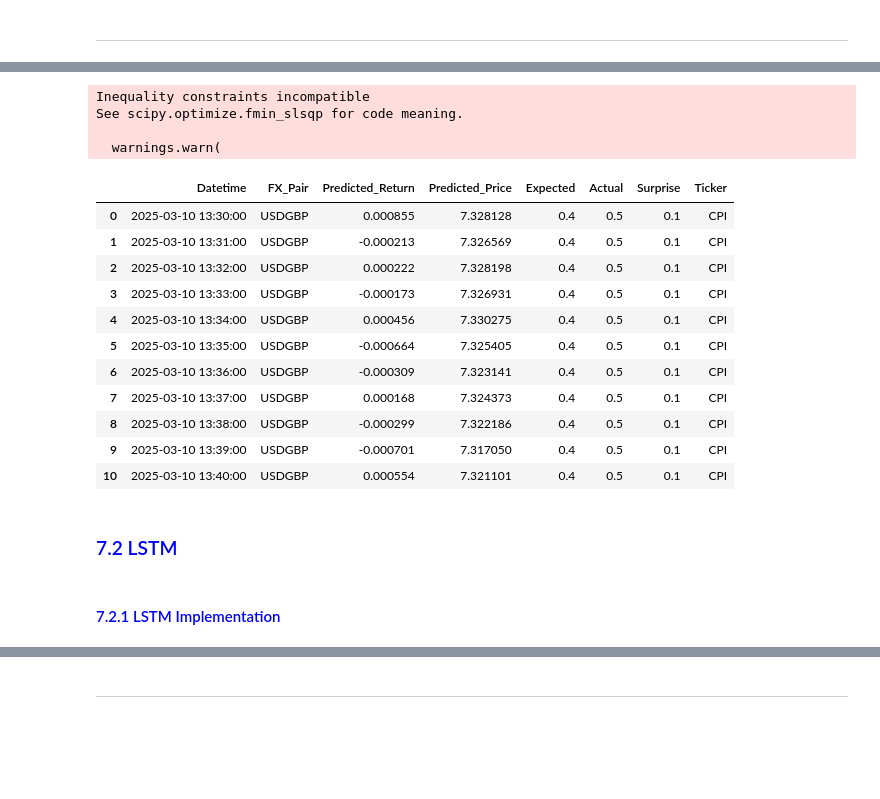
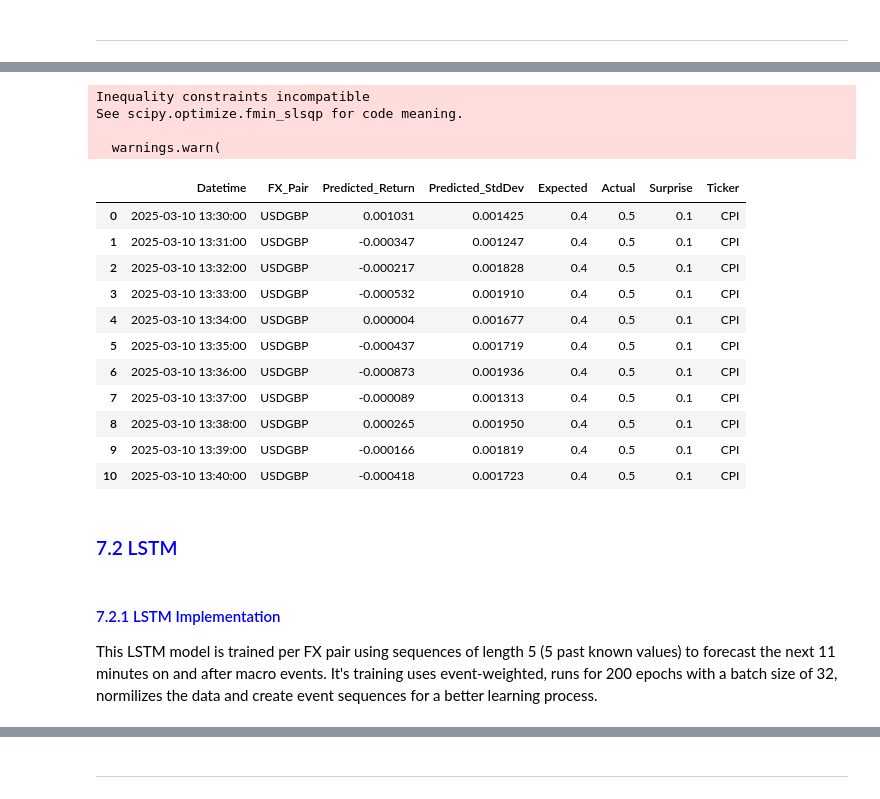
Before and after one commit to Modi1997/FX-HFT-Effects-on-US-Macro-Data, a Jupyter notebook: FX HFT Effects on US Macroeconomic Data Releases.ipynb, the cells around one changed output, grey strips where cells are left out. Cells and saved outputs as stored; diff of their text form; code cells hidden in the pictures; blank space fills up the shorter version.

```diff
--- a/FX HFT Effects on US Macroeconomic Data Releases.ipynb
+++ b/FX HFT Effects on US Macroeconomic Data Releases.ipynb
@@ -1752,56 +1763,59 @@ def predict_garch_reaction_by_ticker(fx_pair: str, event_time: str, event_ticker
         return_matrix[sim] = sim_returns
 
     mean_returns = return_matrix.mean(axis=0)
+    std_returns = return_matrix.std(axis=0)
 
     # Convert to price path
     base_price_row = df[(df.index <= event_time) & (df['Ticker'] == event_ticker)]
     if base_price_row.empty:
         raise ValueError("Base price not found for event time")
 
     try:
         ts_before = event_time - timedelta(minutes=1)
         ts_base = final_data.loc[final_data.index < ts_before].index.max()
         base_price = final_data.loc[ts_base, f"{pair}_AdjClose"]
     except:
         raise ValueError("Base price not found for event time")
-    pred_prices = [base_price * np.prod(1 + mean_returns[:i + 1]) for i in range(11)]
+    #pred_prices = [base_price * np.prod(1 + mean_returns[:i + 1]) for i in range(11)]
 
     result_df = pd.DataFrame({
         'Datetime': [event_time + timedelta(minutes=i) for i in range(11)],
         'FX_Pair': fx_pair,
         'Predicted_Return': mean_returns,
-        'Predicted_Price': pred_prices,
+        'Predicted_StdDev': std_returns,
+        #'Predicted_Price': pred_prices,
         'Expected': expected,
         'Actual': actual,
         'Surprise': surprise,
         'Ticker': event_ticker
     })
 
-    return result_df[['Datetime', 'FX_Pair', 'Predicted_Return', 'Predicted_Price',
+    return result_df[['Datetime', 'FX_Pair', 'Predicted_Return', 'Predicted_StdDev',
                       'Expected', 'Actual', 'Surprise', 'Ticker']]
-# Run the function
+# # Run the function
 predict_garch_reaction_by_ticker("USDGBP", "10/03/2025 13:30", "CPI", 0.4, 0.5, final_data)
 # %% [output]
 Inequality constraints incompatible
 See scipy.optimize.fmin_slsqp for code meaning.
 
   warnings.warn(
-|  | Datetime | FX_Pair | Predicted_Return | Predicted_Price | Expected | Actual | Surprise | Ticker |
-| 0 | 2025-03-10 13:30:00 | USDGBP | 0.000855 | 7.328128 | 0.4 | 0.5 | 0.1 | CPI |
-| 1 | 2025-03-10 13:31:00 | USDGBP | -0.000213 | 7.326569 | 0.4 | 0.5 | 0.1 | CPI |
-| 2 | 2025-03-10 13:32:00 | USDGBP | 0.000222 | 7.328198 | 0.4 | 0.5 | 0.1 | CPI |
-| 3 | 2025-03-10 13:33:00 | USDGBP | -0.000173 | 7.326931 | 0.4 | 0.5 | 0.1 | CPI |
-| 4 | 2025-03-10 13:34:00 | USDGBP | 0.000456 | 7.330275 | 0.4 | 0.5 | 0.1 | CPI |
-| 5 | 2025-03-10 13:35:00 | USDGBP | -0.000664 | 7.325405 | 0.4 | 0.5 | 0.1 | CPI |
-| 6 | 2025-03-10 13:36:00 | USDGBP | -0.000309 | 7.323141 | 0.4 | 0.5 | 0.1 | CPI |
-| 7 | 2025-03-10 13:37:00 | USDGBP | 0.000168 | 7.324373 | 0.4 | 0.5 | 0.1 | CPI |
-| 8 | 2025-03-10 13:38:00 | USDGBP | -0.000299 | 7.322186 | 0.4 | 0.5 | 0.1 | CPI |
-| 9 | 2025-03-10 13:39:00 | USDGBP | -0.000701 | 7.317050 | 0.4 | 0.5 | 0.1 | CPI |
-| 10 | 2025-03-10 13:40:00 | USDGBP | 0.000554 | 7.321101 | 0.4 | 0.5 | 0.1 | CPI |
+|  | Datetime | FX_Pair | Predicted_Return | Predicted_StdDev | Expected | Actual | Surprise | Ticker |
+| 0 | 2025-03-10 13:30:00 | USDGBP | 0.001031 | 0.001425 | 0.4 | 0.5 | 0.1 | CPI |
+| 1 | 2025-03-10 13:31:00 | USDGBP | -0.000347 | 0.001247 | 0.4 | 0.5 | 0.1 | CPI |
+| 2 | 2025-03-10 13:32:00 | USDGBP | -0.000217 | 0.001828 | 0.4 | 0.5 | 0.1 | CPI |
+| 3 | 2025-03-10 13:33:00 | USDGBP | -0.000532 | 0.001910 | 0.4 | 0.5 | 0.1 | CPI |
+| 4 | 2025-03-10 13:34:00 | USDGBP | 0.000004 | 0.001677 | 0.4 | 0.5 | 0.1 | CPI |
+| 5 | 2025-03-10 13:35:00 | USDGBP | -0.000437 | 0.001719 | 0.4 | 0.5 | 0.1 | CPI |
+| 6 | 2025-03-10 13:36:00 | USDGBP | -0.000873 | 0.001936 | 0.4 | 0.5 | 0.1 | CPI |
+| 7 | 2025-03-10 13:37:00 | USDGBP | -0.000089 | 0.001313 | 0.4 | 0.5 | 0.1 | CPI |
+| 8 | 2025-03-10 13:38:00 | USDGBP | 0.000265 | 0.001950 | 0.4 | 0.5 | 0.1 | CPI |
+| 9 | 2025-03-10 13:39:00 | USDGBP | -0.000166 | 0.001819 | 0.4 | 0.5 | 0.1 | CPI |
+| 10 | 2025-03-10 13:40:00 | USDGBP | -0.000418 | 0.001723 | 0.4 | 0.5 | 0.1 | CPI |
-# %% [markdown]
-### <span style="color:blue">7.2 LSTM </span> <a id="LSTM"></a>
-# %% [markdown]
-#### <span style="color:blue">7.2.1 LSTM Implementation </span> <a id="LSTMImplementation"></a>
+# %% [markdown]
+### <span style="color:blue">7.2 LSTM </span> <a id="LSTM"></a>
+# %% [markdown]
+#### <span style="color:blue">7.2.1 LSTM Implementation </span> <a id="LSTMImplementation"></a>
+This LSTM model is trained per FX pair using sequences of length 5 (5 past known values) to forecast the next 11 minutes on and after macro events. It's training uses event-weighted, runs for 200 epochs with a batch size of 32, normilizes the data and create event sequences for a better learning process.
 # %%
 def train_lstm_for_pair(final_data, pair_fx, sequence_length=5, forecast_horizon=11, epochs=200, batch_size=32):
     """
```
Also changed, not shown: parts of 119 cells of this notebook.
